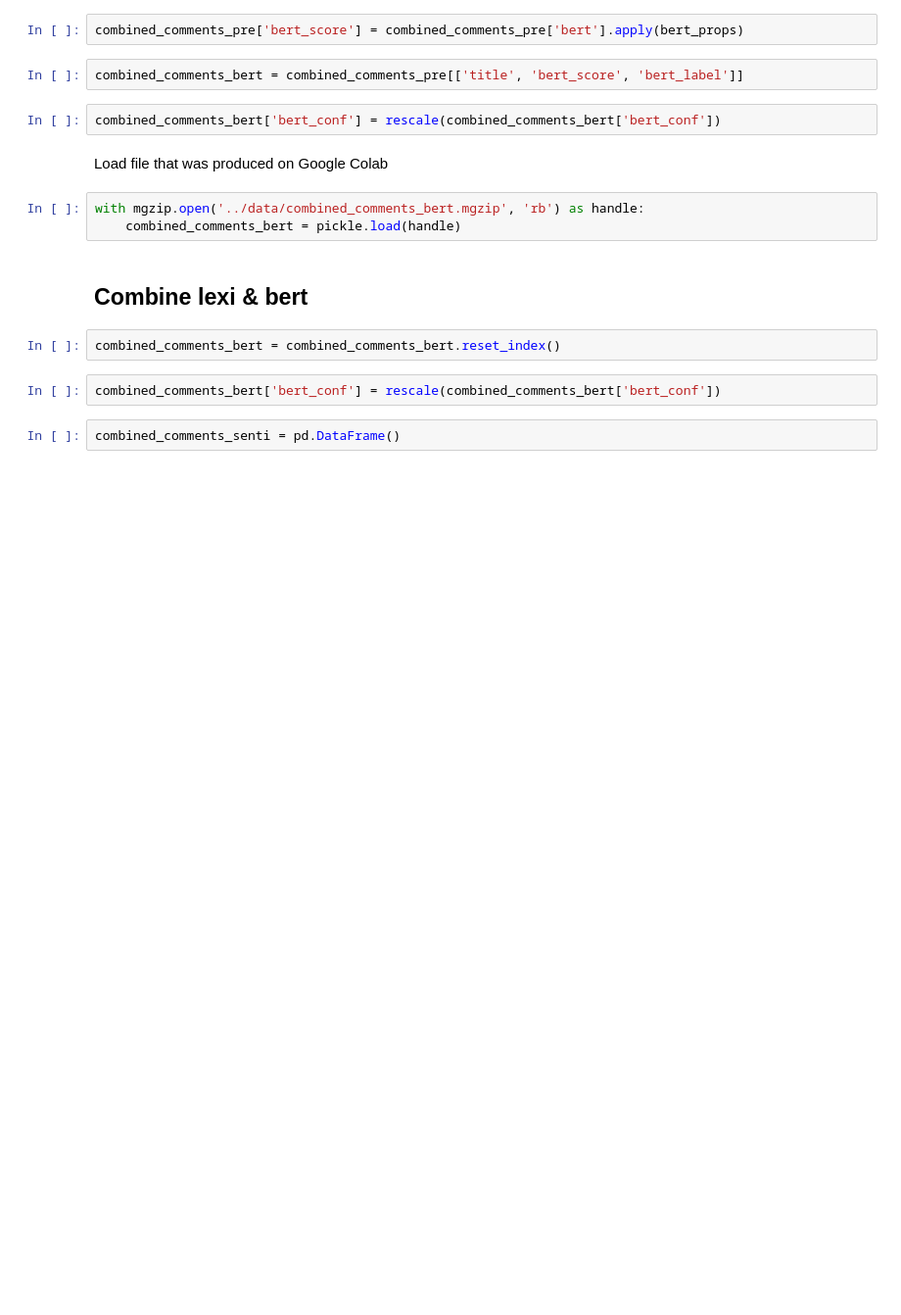
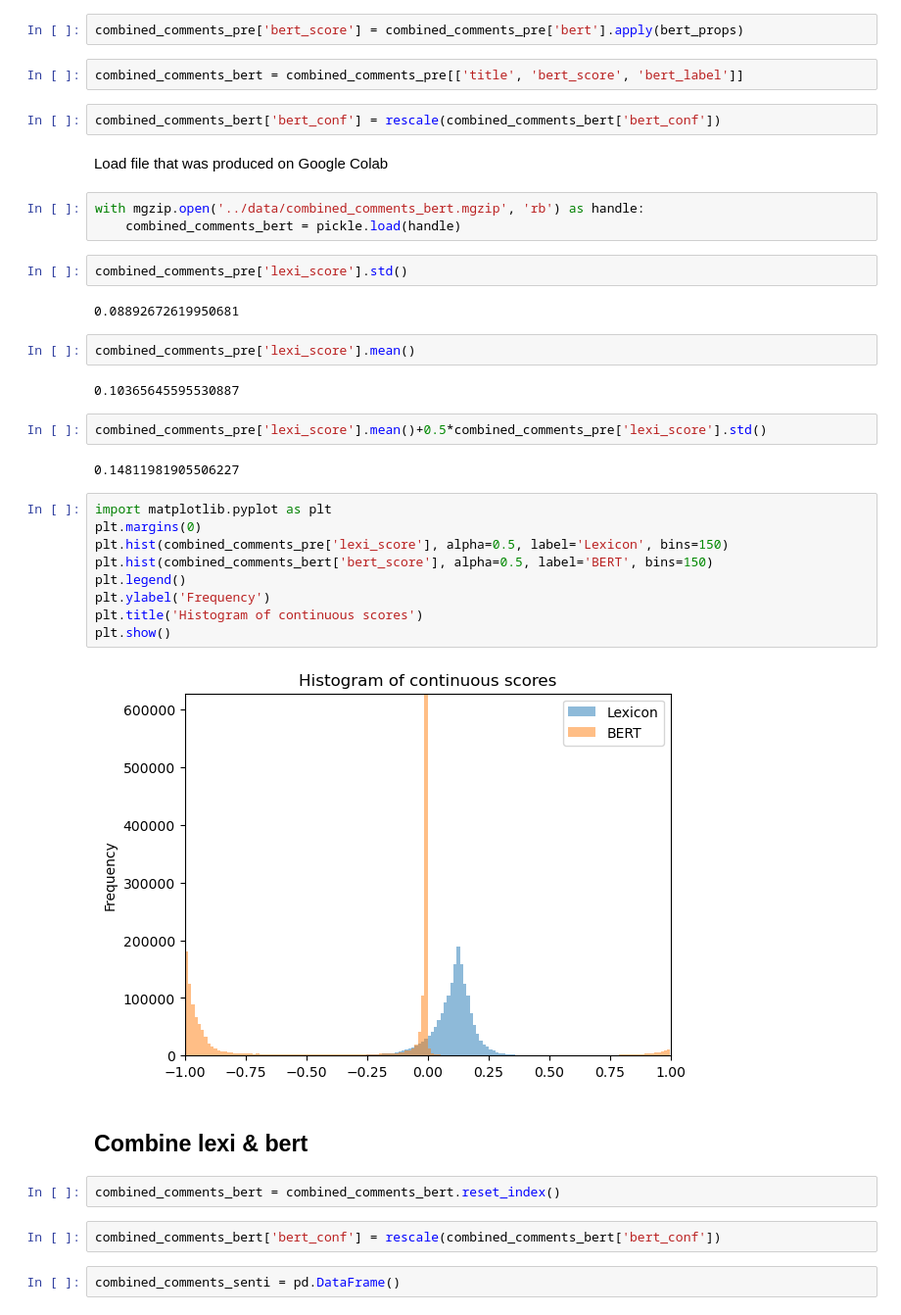
Before and after one commit to RicKrauel/NLP_thesis, a Jupyter notebook: code/sentiment_classification.ipynb, the cells around one changed output. Shown at 98% size. Cells and saved outputs as stored; diff of their text form; blank space fills up the shorter version.

```diff
--- a/code/sentiment_classification.ipynb
+++ b/code/sentiment_classification.ipynb
@@ -184,6 +187,29 @@ Load file that was produced on Google Colab
 # %%
 with mgzip.open('../data/combined_comments_bert.mgzip', 'rb') as handle:
     combined_comments_bert = pickle.load(handle)
+# %%
+combined_comments_pre['lexi_score'].std()
+# %% [output]
+0.08892672619950681
+# %%
+combined_comments_pre['lexi_score'].mean()
+# %% [output]
+0.10365645595530887
+# %%
+combined_comments_pre['lexi_score'].mean()+0.5*combined_comments_pre['lexi_score'].std()
+# %% [output]
+0.14811981905506227
+# %%
+import matplotlib.pyplot as plt
+plt.margins(0)
+plt.hist(combined_comments_pre['lexi_score'], alpha=0.5, label='Lexicon', bins=150)
+plt.hist(combined_comments_bert['bert_score'], alpha=0.5, label='BERT', bins=150)
+plt.legend()
+plt.ylabel('Frequency')
+plt.title('Histogram of continuous scores')
+plt.show()
+# %% [output]
+[figure, added]
 # %% [markdown]
 ## Combine lexi & bert
 # %%
```
Also changed, not shown: parts of 16 cells of this notebook, 3 other files.
